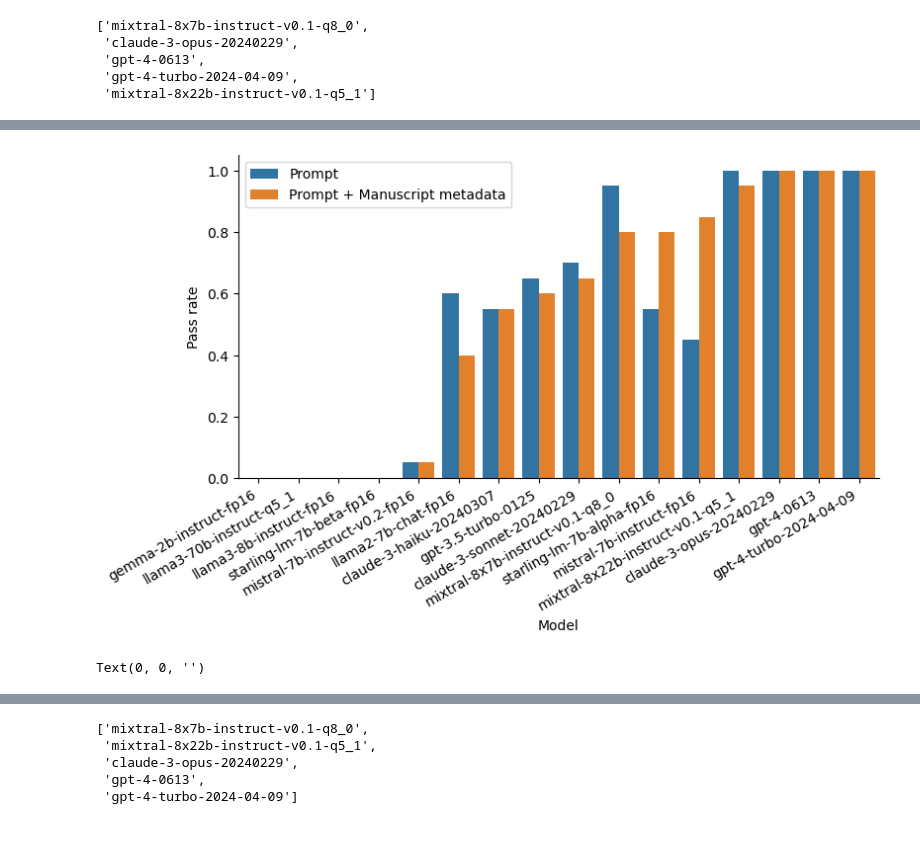
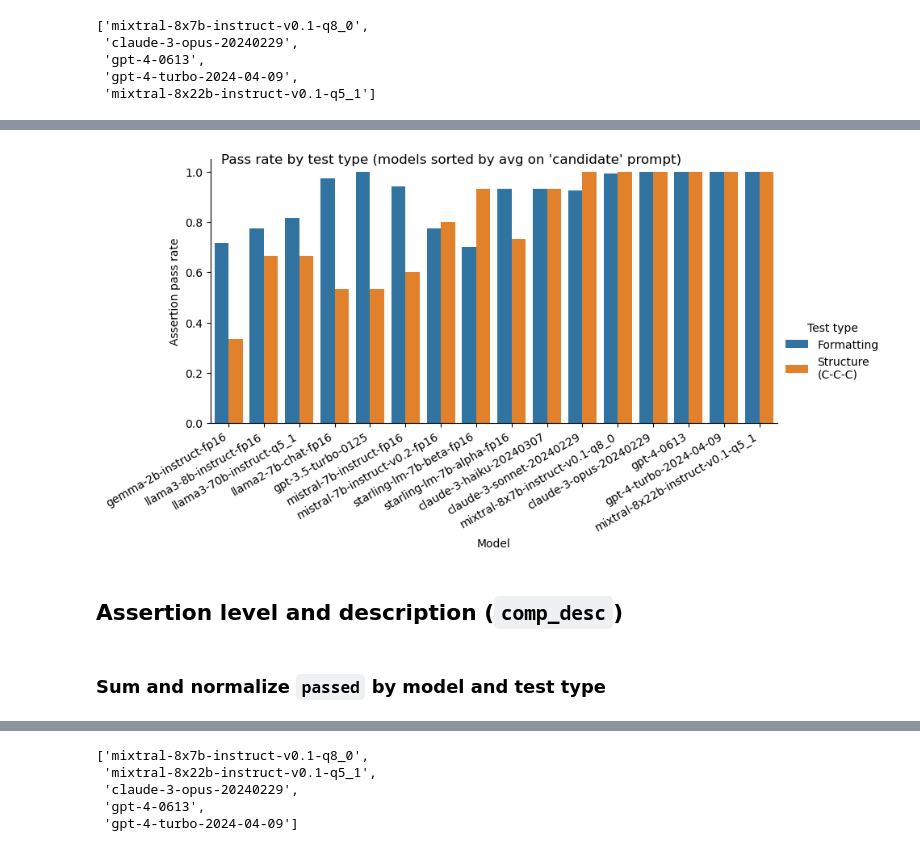
Before and after one commit to pivlab/manubot-ai-editor-evals, a Jupyter notebook: nbs/section_summary/01-abstract.ipynb, the cells around one changed output, grey strips where cells are left out. Drawn from its saved outputs; the diff is of its cells as text; code cells hidden in the pictures.

```diff
--- a/nbs/section_summary/01-abstract.ipynb
+++ b/nbs/section_summary/01-abstract.ipynb
@@ -231,0 +322,4 @@ g.set(xlabel="Model", ylabel="Pass rate")
+# %%
+passed_unique = results.groupby(["model", "prompt", "comp_type"])["comp_pass"].count()
+display(passed_unique)
+assert passed_unique.unique().shape[0] == len(TEST_TYPES)
@@ -395,3 +534,19 @@ sorted_models = (
+# %%
+# sort models by score_avg in candidate prompts only (not baseline)
+sorted_models = (
+    df[
+        df["prompt"].isin(("candidate",))
+        & df["comp_type"].isin(("Formatting", "Structure"))
+    ]
+    .groupby(["model", "comp_type"])["pass_rate"]
+    .mean()
+    .groupby("model")
+    .mean()
+    .sort_values()
+    .index.get_level_values("model")
+    .tolist()
+)
+assert len(set(sorted_models)) == len(sorted_models)
 # %%
 sorted_models[-5:]
 # %% [output]
@@ -407,23 +558,36 @@ sorted_models[-5:]
 # %%
 g = sns.catplot(
-    data=pass_rate,
+    data=df[df["prompt"] == "candidate"],
     x="model",
     y="pass_rate",
-    hue="prompt",
+    hue="comp_type",
+    hue_order=[
+        # "Spelling/grammar",
+        "Formatting",
+        "Structure",
+    ],
     kind="bar",
     order=sorted_models,
     errorbar=None,
     height=4,
     aspect=2,
-    legend_out=False,
+    legend_out=True,
+)
+g.fig.suptitle(
+    "Pass rate by test type (models sorted by avg on 'candidate' prompt)",
+    ha="left",
+    x=0.11,
 )
 g.set_xticklabels(rotation=30, ha="right")
-g.set(xlabel="Model", ylabel="Pass rate")
+g.set(xlabel="Model", ylabel="Assertion pass rate")
 
-leg = g.axes.flat[0].get_legend()
-leg.set_title("")
-new_labels = ["Prompt", "Prompt + Manuscript metadata"]
-for t, l in zip(leg.texts, new_labels):
+g._legend.set_title("Test type")
+new_labels = [
+    # "Spelling/grammar",
+    "Formatting",
+    "Structure\n(C-C-C)",
+]
+for t, l in zip(g._legend.texts, new_labels):
     t.set_text(l)
 # %% [output]
-[figure, old version]
+[figure, new version]
@@ -432,4 +594,4 @@ leg = g.axes.flat[0].get_legend()
-# %%
-leg.get_title()
-# %% [output]
-Text(0, 0, '')
+# %% [markdown]
+## Assertion level and description (`comp_desc`)
+# %% [markdown]
+### Sum and normalize `passed` by model and test type
```
Also changed, not shown: parts of 157 cells of this notebook, 1 other file.
